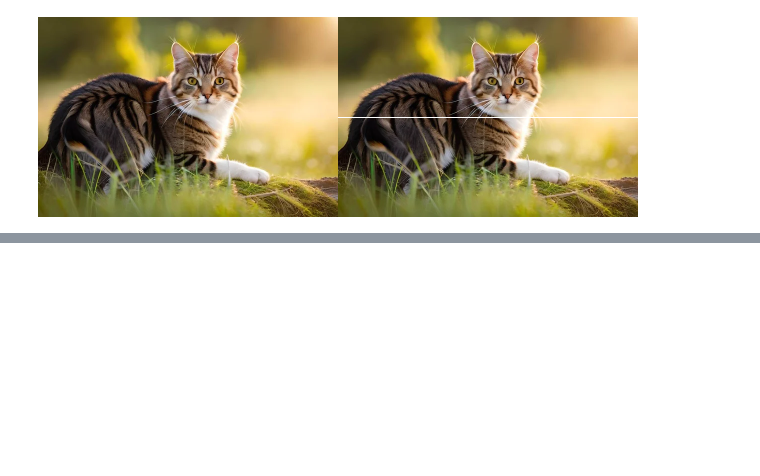
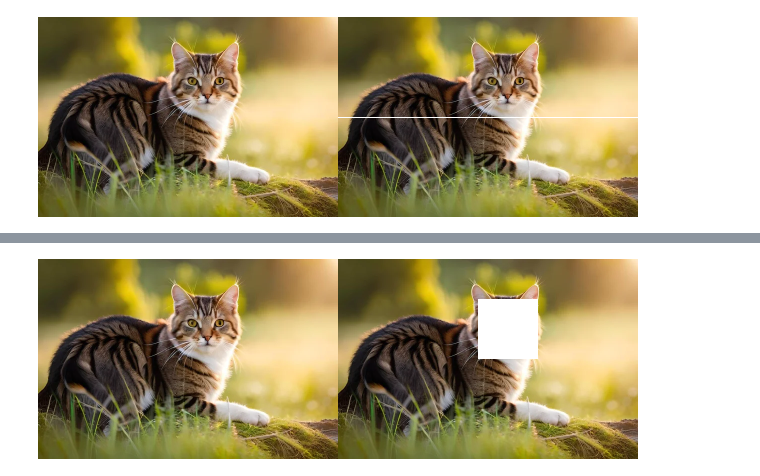
Before and after one commit to FanesabhirawaningSulistyo/PCVK_Ganjil_2024, a Jupyter notebook: Week1.ipynb, the cells around one changed output, grey strips where cells are left out. Cells and saved outputs as stored; diff of their text form; code cells hidden in the pictures; blank space fills up the shorter version.

```diff
--- a/Week1.ipynb
+++ b/Week1.ipynb
@@ -70,0 +180,18 @@ cv2_imshow(final_frame)
+# %%
+# SOAL : buat kotak menggunakan kumpulan pixel warna putih di sembarang tempat
+image_2 = cv.cvtColor(image, cv.COLOR_BGR2RGB)
+image_3 = cv.cvtColor(image, cv.COLOR_BGR2RGB)
+
+x1, y1 = 40,140
+x2, y2 = 100,200
+
+# isi bagian dalam kotak (loop)
+for x in range(x1, x2):
+    for y in range(y1, y2):
+        image_3[x, y] = [255, 255, 255]
+
+# menampilkan image
+final_frame = cv.hconcat((image_2, image_3))
+cv2_imshow(final_frame)
+# %% [output]
+[figure, added]
```
Also changed, not shown: parts of 6 cells of this notebook.
